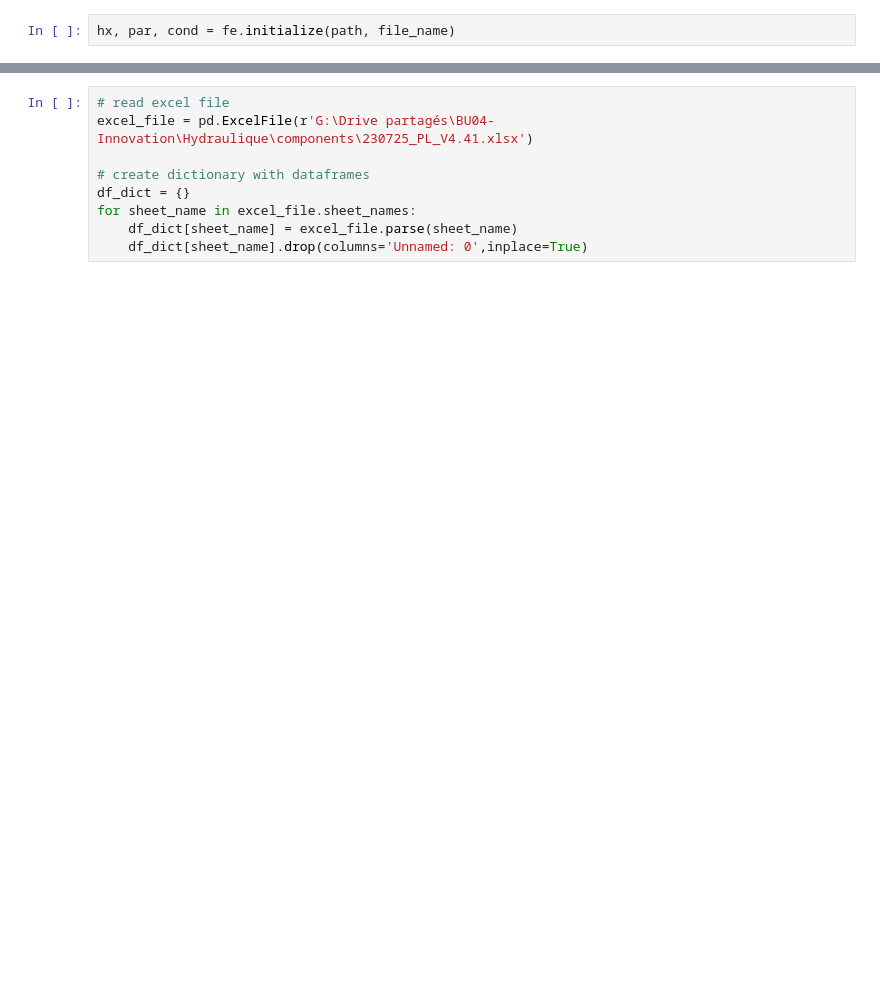
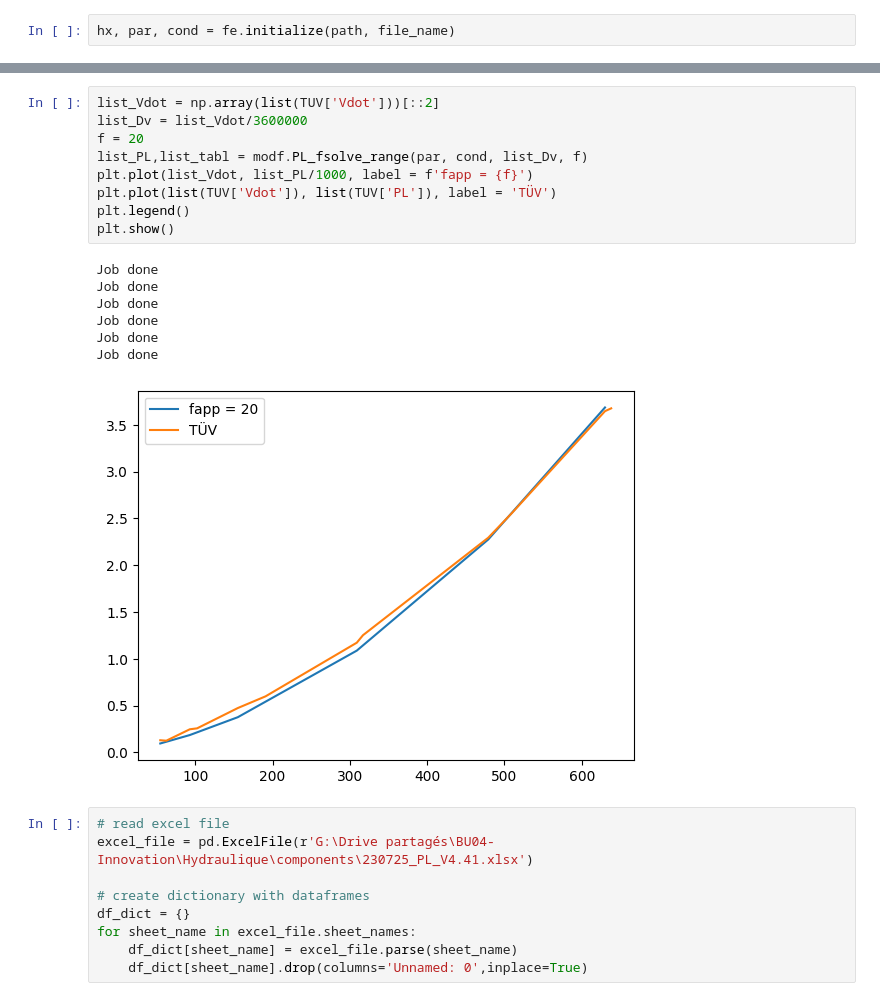
Before and after one commit to valentindelachaux/parallel-flow-distribution-pressure-loss, a Jupyter notebook: main.ipynb, the cells around one changed output, grey strips where cells are left out. Saved outputs shown, nothing was run; the diff lists cells and outputs as text; blank space fills up the shorter version.

```diff
--- a/main.ipynb
+++ b/main.ipynb
@@ -77,3 +238,20 @@ TUV = pd.read_excel('G:\Drive partagés\BU04-Innovation\Hydraulique\PL_database\
+# %%
+list_Vdot = np.array(list(TUV['Vdot']))[::2]
+list_Dv = list_Vdot/3600000
+f = 20
+list_PL,list_tabl = modf.PL_fsolve_range(par, cond, list_Dv, f)
+plt.plot(list_Vdot, list_PL/1000, label = f'fapp = {f}')
+plt.plot(list(TUV['Vdot']), list(TUV['PL']), label = 'TÜV')
+plt.legend()
+plt.show()
+# %% [output]
+Job done
+Job done
+Job done
+Job done
+Job done
+Job done
+[figure, added]
 # %%
 # read excel file
 excel_file = pd.ExcelFile(r'G:\Drive partagés\BU04-Innovation\Hydraulique\components\230725_PL_V4.41.xlsx')
```
Also changed, not shown: parts of 25 cells of this notebook, 4 other files.
